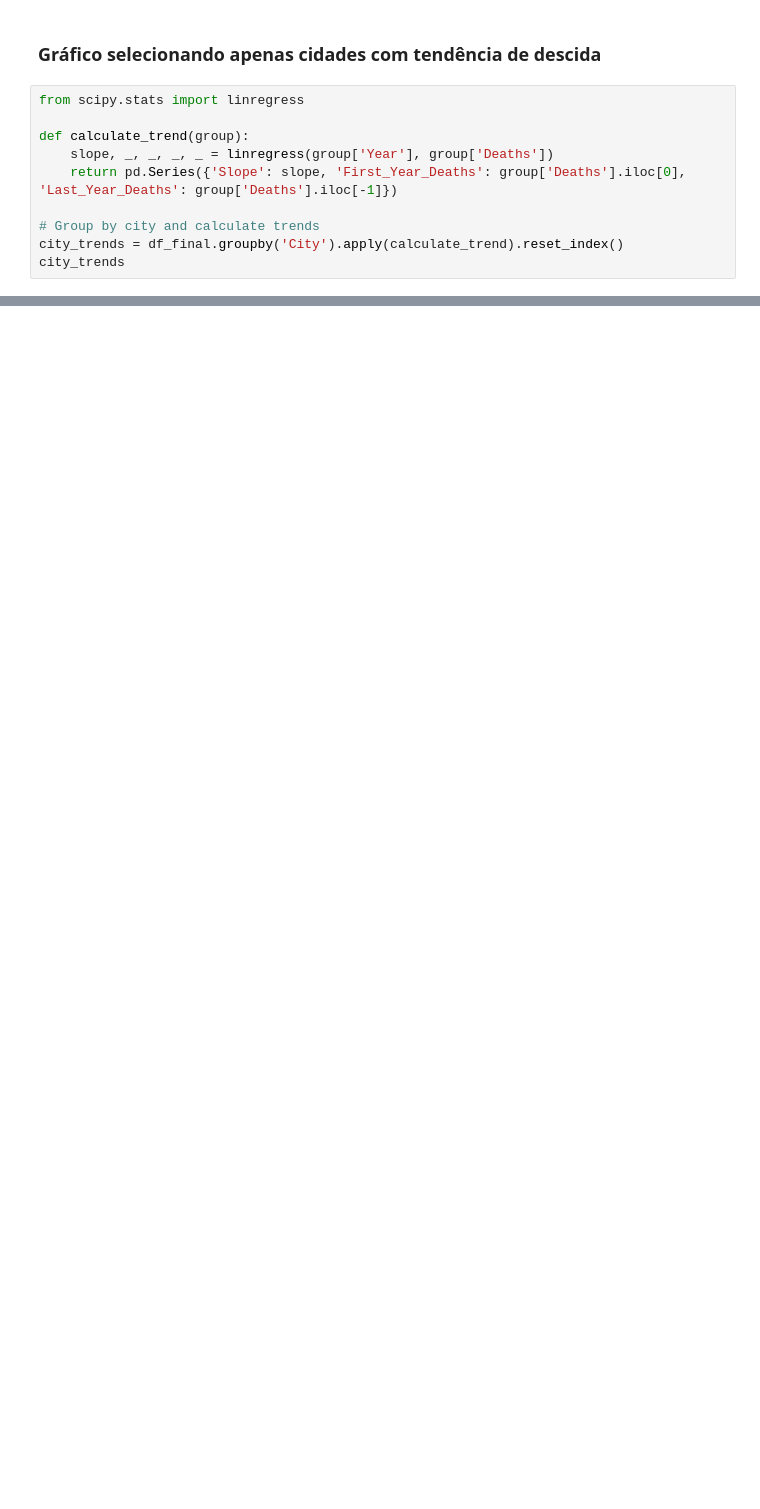
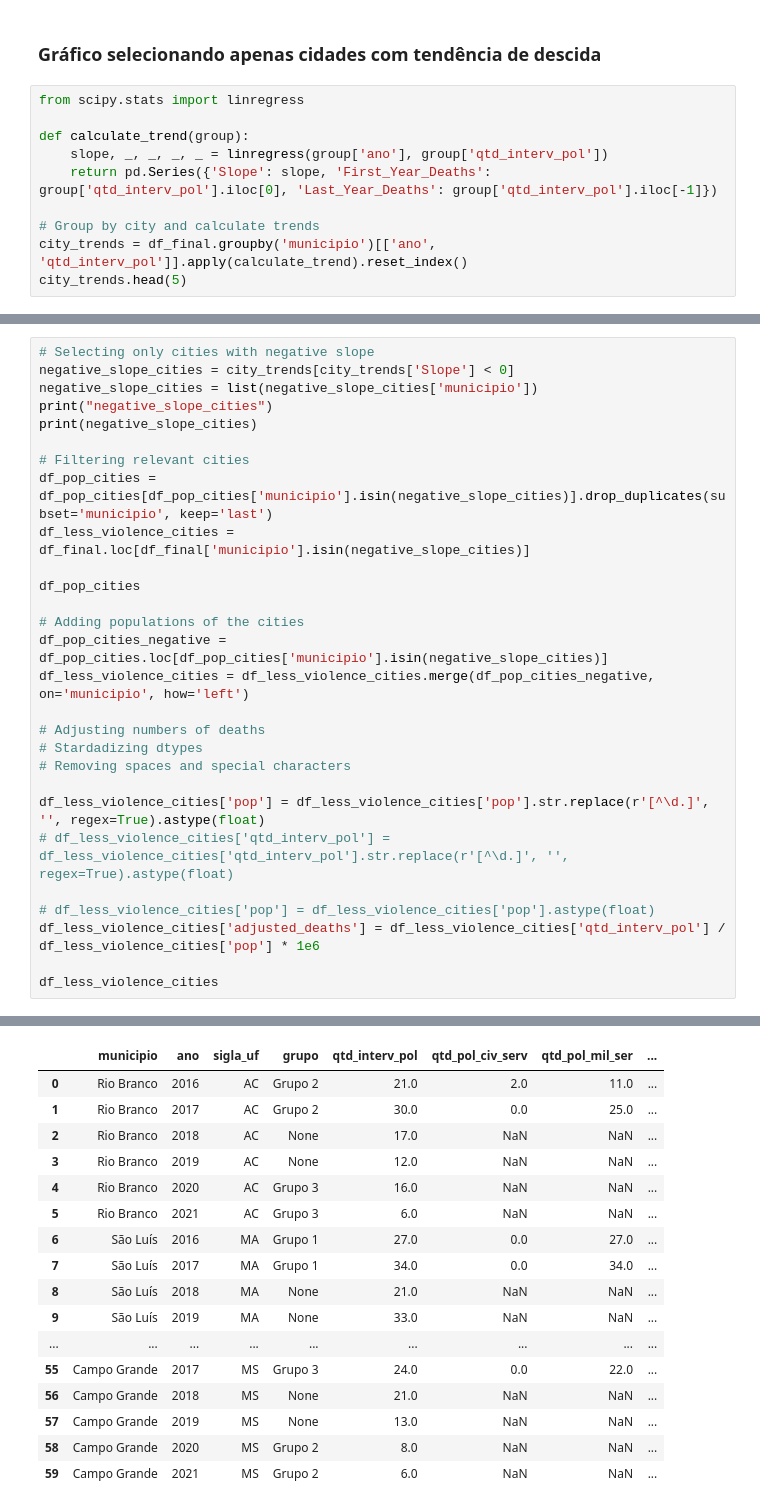
Before and after one commit to ddanieldma/data-visualization, a Jupyter notebook: T3/notebooks/transforming_data.ipynb, the cells around one changed output, grey strips where cells are left out. Saved outputs shown, nothing was run; the diff lists cells and outputs as text; blank space fills up the shorter version.

```diff
--- a/T3/notebooks/transforming_data.ipynb
+++ b/T3/notebooks/transforming_data.ipynb
@@ -272,10 +219,10 @@ line_plot
 from scipy.stats import linregress
 
 def calculate_trend(group):
-    slope, _, _, _, _ = linregress(group['Year'], group['Deaths'])
-    return pd.Series({'Slope': slope, 'First_Year_Deaths': group['Deaths'].iloc[0], 'Last_Year_Deaths': group['Deaths'].iloc[-1]})
+    slope, _, _, _, _ = linregress(group['ano'], group['qtd_interv_pol'])
+    return pd.Series({'Slope': slope, 'First_Year_Deaths': group['qtd_interv_pol'].iloc[0], 'Last_Year_Deaths': group['qtd_interv_pol'].iloc[-1]})
 
 # Group by city and calculate trends
-city_trends = df_final.groupby('City').apply(calculate_trend).reset_index()
-city_trends
+city_trends = df_final.groupby('municipio')[['ano', 'qtd_interv_pol']].apply(calculate_trend).reset_index()
+city_trends.head(5)
 # %% [output]
@@ -282,0 +235,29 @@ KeyboardInterrupt:
+# %%
+# Selecting only cities with negative slope
+negative_slope_cities = city_trends[city_trends['Slope'] < 0]
+negative_slope_cities = list(negative_slope_cities['municipio'])
+print("negative_slope_cities")
+print(negative_slope_cities)
+
+# Filtering relevant cities
+df_pop_cities = df_pop_cities[df_pop_cities['municipio'].isin(negative_slope_cities)].drop_duplicates(subset='municipio', keep='last')
+df_less_violence_cities = df_final.loc[df_final['municipio'].isin(negative_slope_cities)]
+
+df_pop_cities
+
+# Adding populations of the cities
+df_pop_cities_negative = df_pop_cities.loc[df_pop_cities['municipio'].isin(negative_slope_cities)]
+df_less_violence_cities = df_less_violence_cities.merge(df_pop_cities_negative, on='municipio', how='left')
+
+# Adjusting numbers of deaths
+# Stardadizing dtypes
+# Removing spaces and special characters
+
+df_less_violence_cities['pop'] = df_less_violence_cities['pop'].str.replace(r'[^\d.]', '', regex=True).astype(float)
+# df_less_violence_cities['qtd_interv_pol'] = df_less_violence_cities['qtd_interv_pol'].str.replace(r'[^\d.]', '', regex=True).astype(float)
+
+# df_less_violence_cities['pop'] = df_less_violence_cities['pop'].astype(float)
+df_less_violence_cities['adjusted_deaths'] = df_less_violence_cities['qtd_interv_pol'] / df_less_violence_cities['pop'] * 1e6
+
+df_less_violence_cities
+# %% [output]
@@ -282,0 +266,17 @@ KeyboardInterrupt:
+|  | municipio | ano | sigla_uf | grupo | qtd_interv_pol | qtd_pol_civ_serv | qtd_pol_mil_ser | ... |
+| 0 | Rio Branco | 2016 | AC | Grupo 2 | 21.0 | 2.0 | 11.0 | ... |
+| 1 | Rio Branco | 2017 | AC | Grupo 2 | 30.0 | 0.0 | 25.0 | ... |
+| 2 | Rio Branco | 2018 | AC | None | 17.0 | NaN | NaN | ... |
+| 3 | Rio Branco | 2019 | AC | None | 12.0 | NaN | NaN | ... |
+| 4 | Rio Branco | 2020 | AC | Grupo 3 | 16.0 | NaN | NaN | ... |
+| 5 | Rio Branco | 2021 | AC | Grupo 3 | 6.0 | NaN | NaN | ... |
+| 6 | São Luís | 2016 | MA | Grupo 1 | 27.0 | 0.0 | 27.0 | ... |
+| 7 | São Luís | 2017 | MA | Grupo 1 | 34.0 | 0.0 | 34.0 | ... |
+| 8 | São Luís | 2018 | MA | None | 21.0 | NaN | NaN | ... |
+| 9 | São Luís | 2019 | MA | None | 33.0 | NaN | NaN | ... |
+| ... | ... | ... | ... | ... | ... | ... | ... | ... |
+| 55 | Campo Grande | 2017 | MS | Grupo 3 | 24.0 | 0.0 | 22.0 | ... |
+| 56 | Campo Grande | 2018 | MS | None | 21.0 | NaN | NaN | ... |
+| 57 | Campo Grande | 2019 | MS | None | 13.0 | NaN | NaN | ... |
+| 58 | Campo Grande | 2020 | MS | Grupo 2 | 8.0 | NaN | NaN | ... |
+| 59 | Campo Grande | 2021 | MS | Grupo 2 | 6.0 | NaN | NaN | ... |
```
Also changed, not shown: parts of 24 cells of this notebook, 3 other files.
